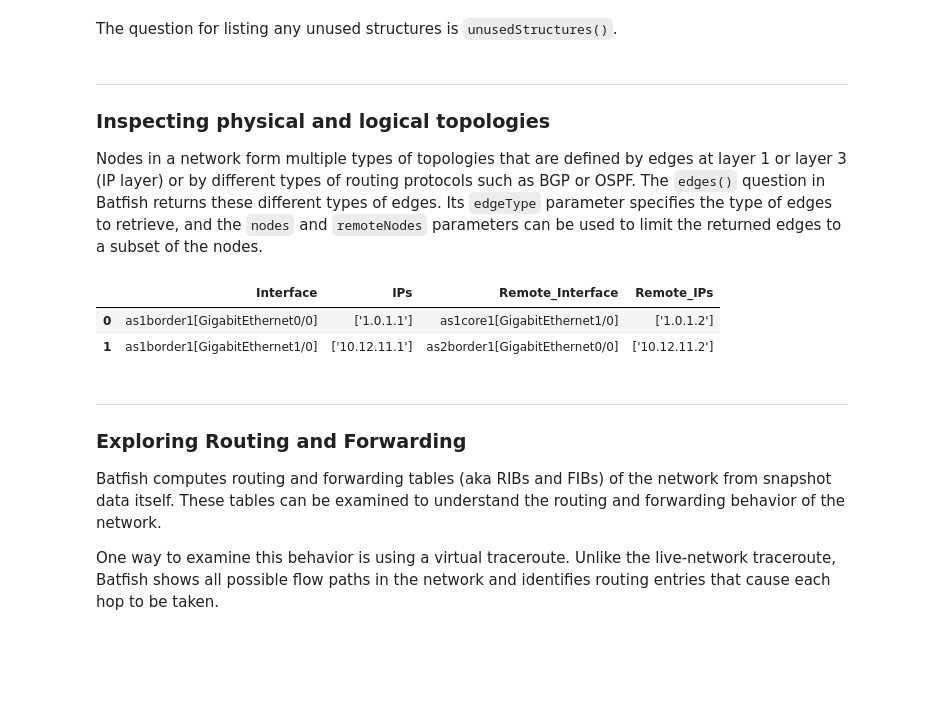
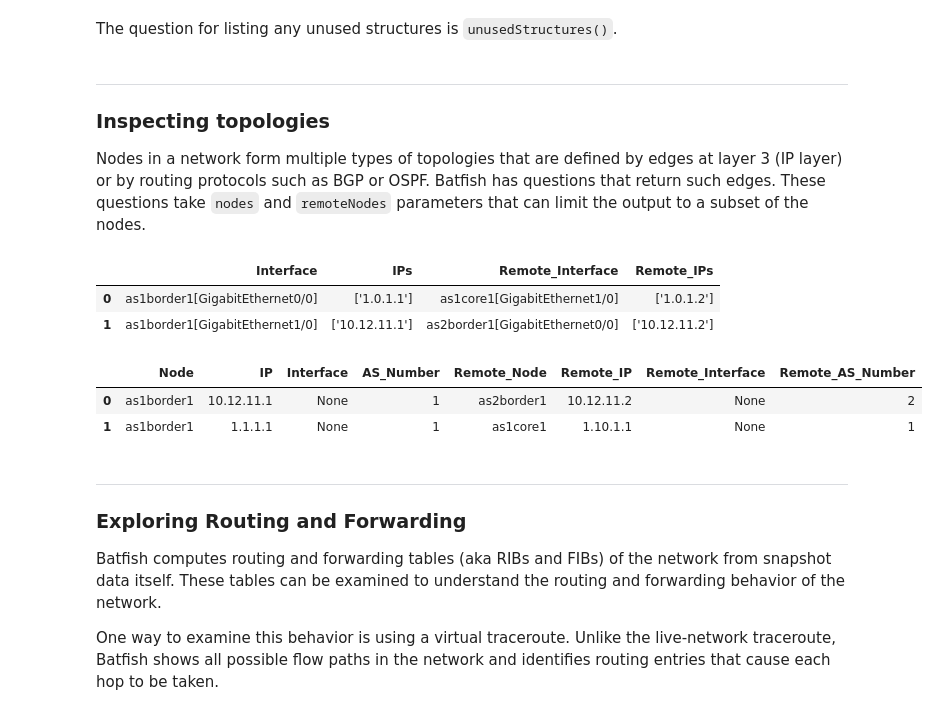
Before and after one commit to batfish/pybatfish, a Jupyter notebook: jupyter_notebooks/Getting started with Batfish.ipynb, the cells around one changed output. Saved outputs shown, nothing was run; the diff lists cells and outputs as text; code cells hidden in the pictures; blank space fills up the shorter version.

Commit message:
Docs: Mention server logs, remove reference to edges (#825)

```diff
--- a/jupyter_notebooks/Getting started with Batfish.ipynb
+++ b/jupyter_notebooks/Getting started with Batfish.ipynb
@@ -193,6 +193,6 @@ bf.q.undefinedReferences().answer().frame()
 The question for listing any unused structures is `unusedStructures()`.
 # %% [markdown]
 ***
-### Inspecting physical and logical topologies
-Nodes in a network form multiple types of topologies that are defined by edges at layer 1 or layer 3 (IP layer) or by different types of routing protocols such as BGP or OSPF. The `edges()` question in Batfish returns these different types of edges. Its `edgeType` parameter specifies the type of edges to retrieve, and the `nodes` and `remoteNodes` parameters can be used to limit the returned edges to a subset of the nodes.
+### Inspecting topologies
+Nodes in a network form multiple types of topologies that are defined by edges at layer 3 (IP layer) or by routing protocols such as BGP or OSPF. Batfish has questions that return such edges. These questions take `nodes` and `remoteNodes` parameters that can limit the output to a subset of the nodes.
 # %%
@@ -202,6 +202,13 @@ bf.q.edges(nodes="as1border1", edgeType="layer3").answer().frame()
 |  | Interface | IPs | Remote_Interface | Remote_IPs |
 | 0 | as1border1[GigabitEthernet0/0] | ['1.0.1.1'] | as1core1[GigabitEthernet1/0] | ['1.0.1.2'] |
 | 1 | as1border1[GigabitEthernet1/0] | ['10.12.11.1'] | as2border1[GigabitEthernet0/0] | ['10.12.11.2'] |
+# %%
+# Get BGP edges
+bf.q.bgpEdges(nodes="as1border1").answer().frame()
+# %% [output]
+|  | Node | IP | Interface | AS_Number | Remote_Node | Remote_IP | Remote_Interface | Remote_AS_Number |
+| 0 | as1border1 | 10.12.11.1 | None | 1 | as2border1 | 10.12.11.2 | None | 2 |
+| 1 | as1border1 | 1.1.1.1 | None | 1 | as1core1 | 1.10.1.1 | None | 1 |
 # %% [markdown]
 ***
 ### Exploring Routing and Forwarding
```
Also changed, not shown: parts of 1 cell of this notebook, 1 other file.
